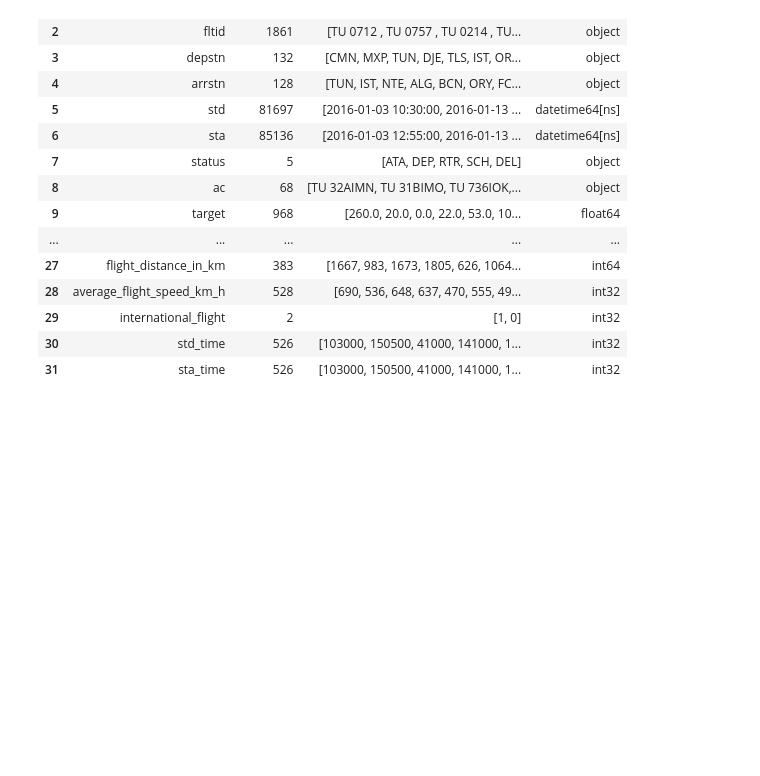
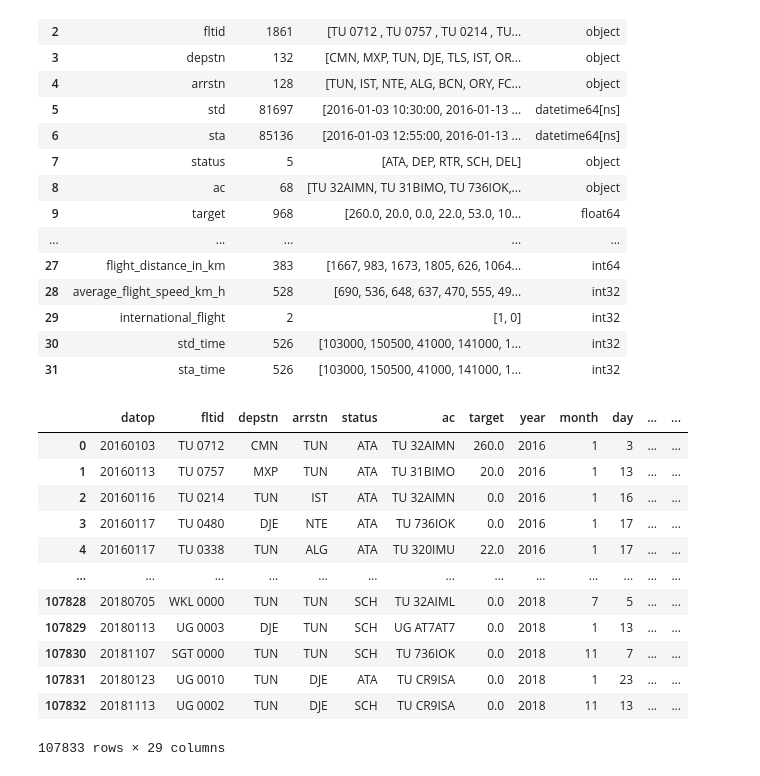
Before and after one commit to saeedbasha/flight_delays_ML, a Jupyter notebook: eda_flight_delay_eric.ipynb, the cells around one changed output. Cells and saved outputs as stored; diff of their text form; code cells hidden in the pictures; blank space fills up the shorter version.

```diff
--- a/eda_flight_delay_eric.ipynb
+++ b/eda_flight_delay_eric.ipynb
@@ -375,6 +375,20 @@ table_nuniques(df)
 | 30 | std_time | 526 | [103000, 150500, 41000, 141000, 1... | int32 |
 | 31 | sta_time | 526 | [103000, 150500, 41000, 141000, 1... | int32 |
 # %%
-eda_data = df.drop(['id', 'std', 'sta', 'fltid'], axis=1)
-
-eda_data.to_csv('data/eda_data.csv')
+eda_data = df.drop(['id', 'std', 'sta'], axis=1)
+# %%
+eda_data
+# %% [output]
+|  | datop | fltid | depstn | arrstn | status | ac | target | year | month | day | ... | ... |
+| 0 | 20160103 | TU 0712 | CMN | TUN | ATA | TU 32AIMN | 260.0 | 2016 | 1 | 3 | ... | ... |
+| 1 | 20160113 | TU 0757 | MXP | TUN | ATA | TU 31BIMO | 20.0 | 2016 | 1 | 13 | ... | ... |
+| 2 | 20160116 | TU 0214 | TUN | IST | ATA | TU 32AIMN | 0.0 | 2016 | 1 | 16 | ... | ... |
+| 3 | 20160117 | TU 0480 | DJE | NTE | ATA | TU 736IOK | 0.0 | 2016 | 1 | 17 | ... | ... |
+| 4 | 20160117 | TU 0338 | TUN | ALG | ATA | TU 320IMU | 22.0 | 2016 | 1 | 17 | ... | ... |
+| ... | ... | ... | ... | ... | ... | ... | ... | ... | ... | ... | ... | ... |
+| 107828 | 20180705 | WKL 0000 | TUN | TUN | SCH | TU 32AIML | 0.0 | 2018 | 7 | 5 | ... | ... |
+| 107829 | 20180113 | UG 0003 | DJE | TUN | SCH | UG AT7AT7 | 0.0 | 2018 | 1 | 13 | ... | ... |
+| 107830 | 20181107 | SGT 0000 | TUN | TUN | SCH | TU 736IOK | 0.0 | 2018 | 11 | 7 | ... | ... |
+| 107831 | 20180123 | UG 0010 | TUN | DJE | ATA | TU CR9ISA | 0.0 | 2018 | 1 | 23 | ... | ... |
+| 107832 | 20181113 | UG 0002 | TUN | DJE | SCH | TU CR9ISA | 0.0 | 2018 | 11 | 13 | ... | ... |
+107833 rows × 29 columns
```
Also changed, not shown: parts of 1 cell of this notebook, 7 other files.
